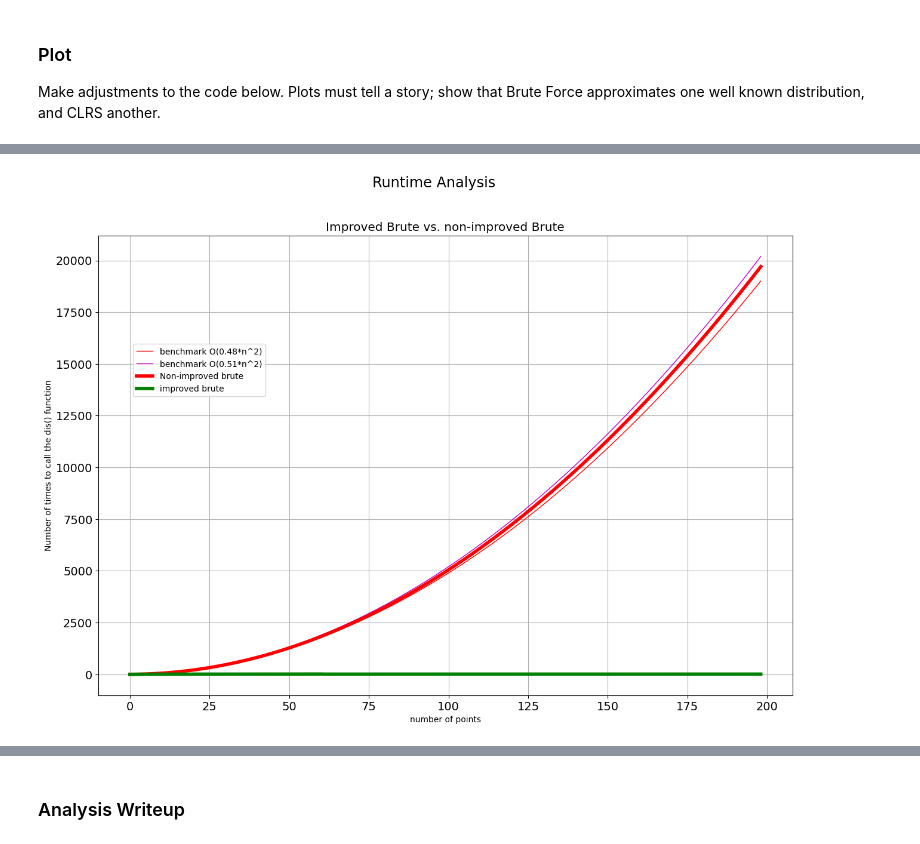
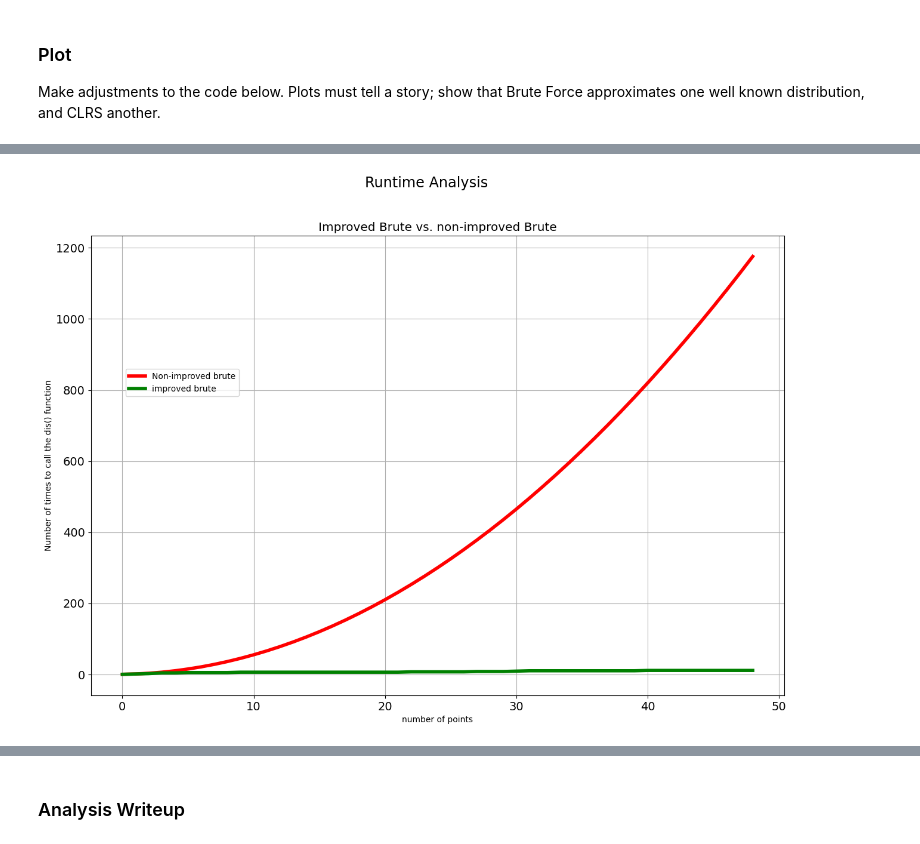
Before and after one commit to daz005/jhu_foundations-of-algorithms, a Jupyter notebook: PA1_SU24_closestPoints_sol.ipynb, the cells around one changed output, grey strips where cells are left out. Saved outputs shown, nothing was run; the diff lists cells and outputs as text; code cells hidden in the pictures.

Commit message:
added more plot to code

```diff
--- a/PA1_SU24_closestPoints_sol.ipynb
+++ b/PA1_SU24_closestPoints_sol.ipynb
@@ -565,40 +657,41 @@ from math import pow
 from math import log2
 from math import factorial
 
-# REQUIRES mybrutecounts, myCLRScounts set above
-N=len(mybrutecounts_no_improved)
+
+no_improved, improved, CLRScounts = generateSamples(50, True, True, False)
+N=len(no_improved)
 
 # benchmark data set generation
 yTestVals1 = [0,] # quadratic for O(n^2)
 yTestVals2 = [0,] # quadratic for O(n^2)
 
 
 # generate bench mark data for O(n), O(n^2), O(nlog(n)), O(10*nlog(n)), and O(n!)
 for i in range(2, N+1):
     yTestVals1.append(0.48*i**2)
     yTestVals2.append(0.51*i**2)
 
 # %matplotlib inline
 import matplotlib.pyplot as plt
 
 # Brute vs. CLRS execution steps
 plt.rcParams['figure.figsize'] = [15,10]
 fig, (ax1) = plt.subplots(1, 1)
 fig.suptitle('Runtime Analysis', size="xx-large")
 
 # plotting nearest neighbor execution steps
 ax1.set_title('Improved Brute vs. non-improved Brute', size="x-large")
-ax1.plot(range(N), yTestVals1, "r^-", markersize=0, linewidth=1, label="benchmark O(0.48*n^2)")
-ax1.plot(range(N), yTestVals2, "m^-", markersize=0, linewidth=1, label="benchmark O(0.51*n^2)")
-ax1.plot(range(N), mybrutecounts_no_improved, "r^-", markersize=0, linewidth=4, label="Non-improved brute")
-ax1.plot(range(N), mybrutecounts_improved, "g^-", markersize=0, linewidth=4, label="improved brute")
+# ax1.plot(range(N), yTestVals1, "r^-", markersize=0, linewidth=1, label="benchmark O(0.48*n^2)")
+# ax1.plot(range(N), yTestVals2, "m^-", markersize=0, linewidth=1, label="benchmark O(0.51*n^2)")
+ax1.plot(range(N), no_improved, "r^-", markersize=0, linewidth=4, label="Non-improved brute")
+ax1.plot(range(N), improved, "g^-", markersize=0, linewidth=4, label="improved brute")
 
 ax1.grid(which='major', axis='both')
 ax1.set(xlabel = 'number of points', ylabel = 'Number of times to call the dis() function')
 ax1.legend(loc=(0.05,0.65), scatterpoints=10)
 ax1.tick_params(axis="both", which="major", labelsize=14)
 # %% [output]
-[figure, old version]
+[figure, new version]
 # %%
 # Code adapted from Sahil Sharma, used with permission, from Spring, 2021
 
```
Also changed, not shown: parts of 6 cells of this notebook.
